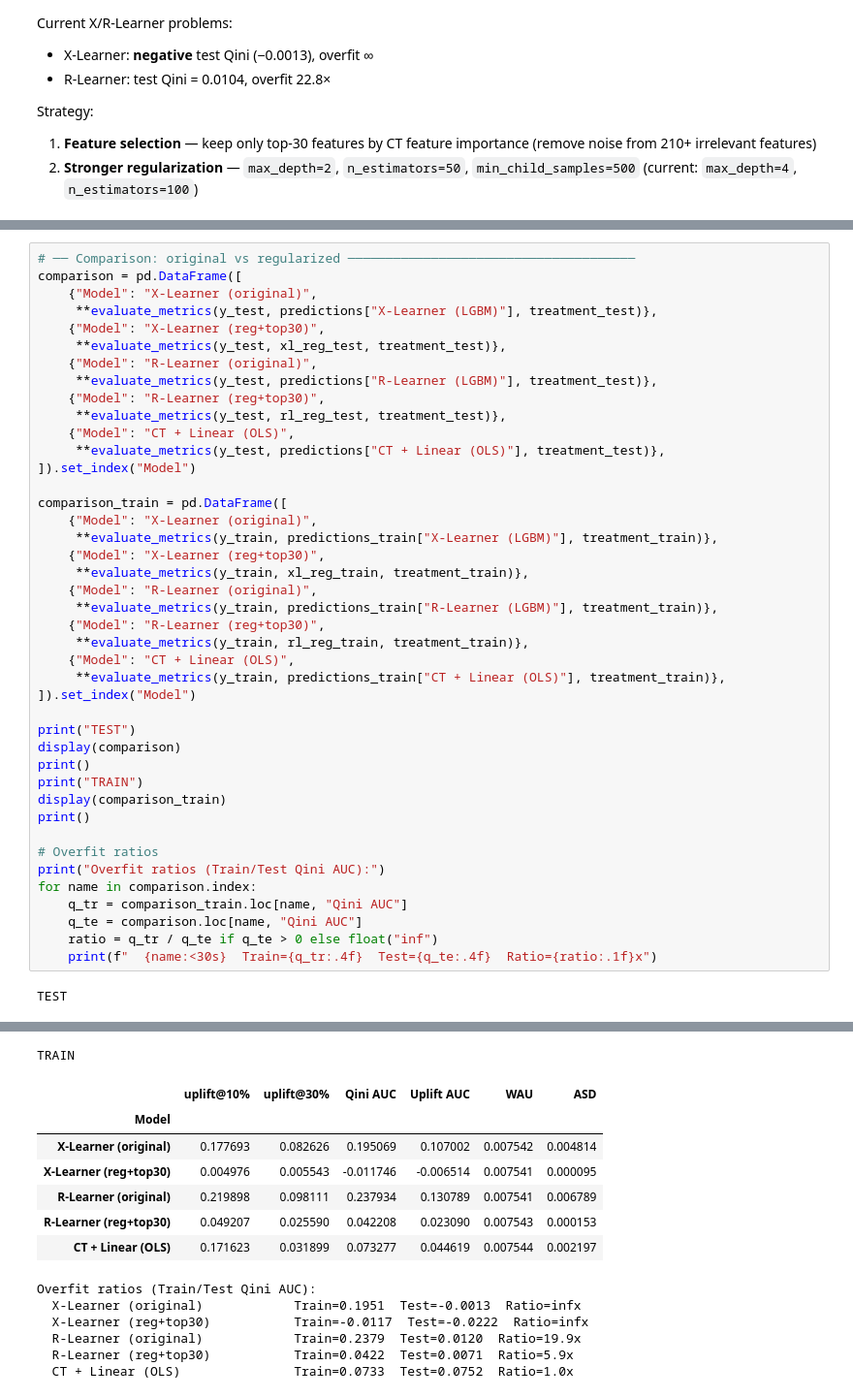
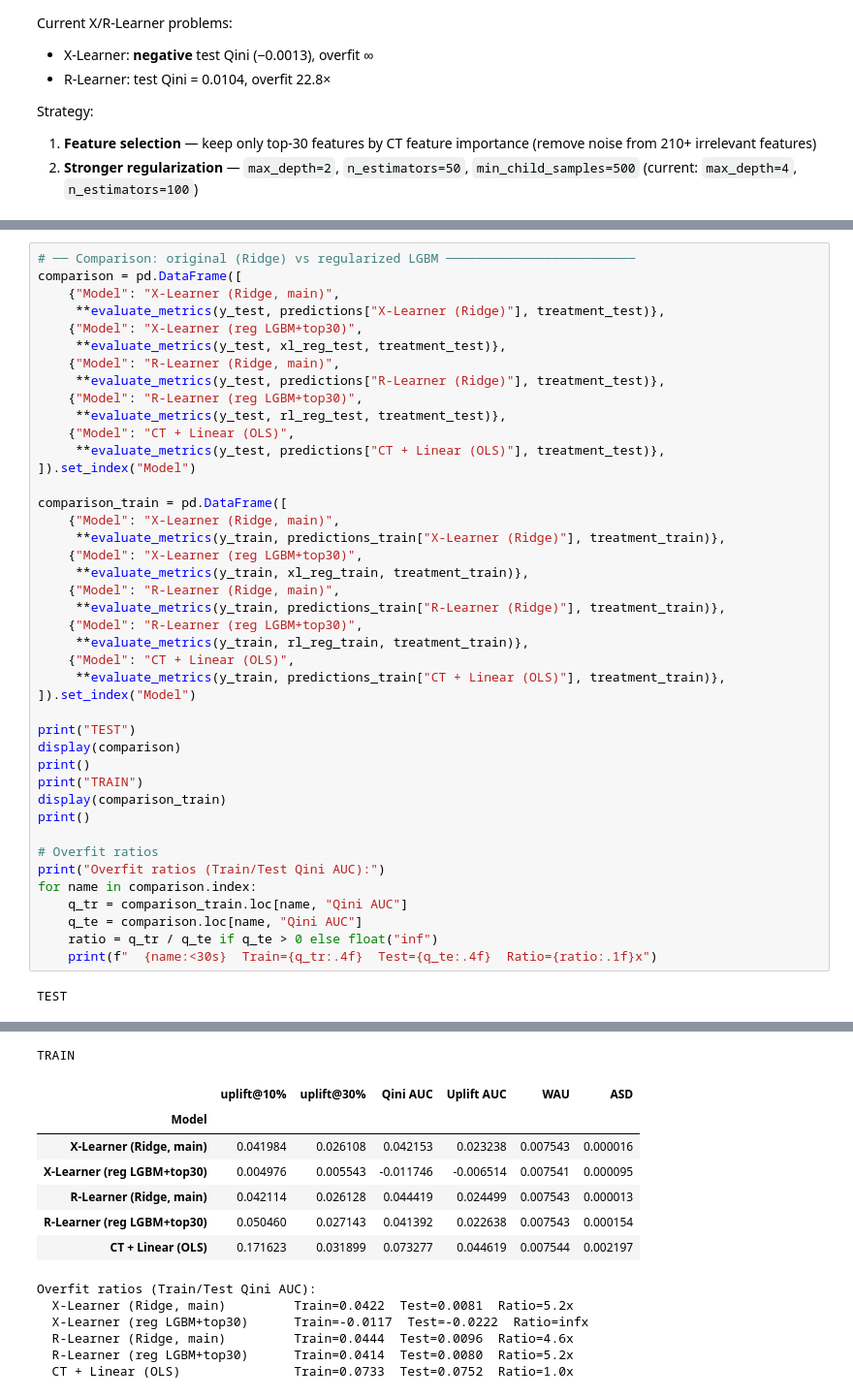
Before and after one commit to Xlemon5/lenta-uplift-modeling, a Jupyter notebook: modeling_core_models.ipynb, the cells around one changed output, grey strips where cells are left out. Shown at 97% size. Saved outputs shown, nothing was run; the diff lists cells and outputs as text.

```diff
--- a/modeling_core_models.ipynb
+++ b/modeling_core_models.ipynb
@@ -488,26 +515,26 @@ R-Learner (reg): Train Qini=0.0422, Test Qini=0.0071
 # %%
-# ── Comparison: original vs regularized ──────────────────────────────────────
+# ── Comparison: original (Ridge) vs regularized LGBM ─────────────────────────
 comparison = pd.DataFrame([
-    {"Model": "X-Learner (original)",
-     **evaluate_metrics(y_test, predictions["X-Learner (LGBM)"], treatment_test)},
-    {"Model": "X-Learner (reg+top30)",
+    {"Model": "X-Learner (Ridge, main)",
+     **evaluate_metrics(y_test, predictions["X-Learner (Ridge)"], treatment_test)},
+    {"Model": "X-Learner (reg LGBM+top30)",
      **evaluate_metrics(y_test, xl_reg_test, treatment_test)},
-    {"Model": "R-Learner (original)",
-     **evaluate_metrics(y_test, predictions["R-Learner (LGBM)"], treatment_test)},
-    {"Model": "R-Learner (reg+top30)",
+    {"Model": "R-Learner (Ridge, main)",
+     **evaluate_metrics(y_test, predictions["R-Learner (Ridge)"], treatment_test)},
+    {"Model": "R-Learner (reg LGBM+top30)",
      **evaluate_metrics(y_test, rl_reg_test, treatment_test)},
     {"Model": "CT + Linear (OLS)",
      **evaluate_metrics(y_test, predictions["CT + Linear (OLS)"], treatment_test)},
 ]).set_index("Model")
 
 comparison_train = pd.DataFrame([
-    {"Model": "X-Learner (original)",
-     **evaluate_metrics(y_train, predictions_train["X-Learner (LGBM)"], treatment_train)},
-    {"Model": "X-Learner (reg+top30)",
+    {"Model": "X-Learner (Ridge, main)",
+     **evaluate_metrics(y_train, predictions_train["X-Learner (Ridge)"], treatment_train)},
+    {"Model": "X-Learner (reg LGBM+top30)",
      **evaluate_metrics(y_train, xl_reg_train, treatment_train)},
-    {"Model": "R-Learner (original)",
-     **evaluate_metrics(y_train, predictions_train["R-Learner (LGBM)"], treatment_train)},
-    {"Model": "R-Learner (reg+top30)",
+    {"Model": "R-Learner (Ridge, main)",
+     **evaluate_metrics(y_train, predictions_train["R-Learner (Ridge)"], treatment_train)},
+    {"Model": "R-Learner (reg LGBM+top30)",
      **evaluate_metrics(y_train, rl_reg_train, treatment_train)},
     {"Model": "CT + Linear (OLS)",
      **evaluate_metrics(y_train, predictions_train["CT + Linear (OLS)"], treatment_train)},
@@ -538,16 +565,16 @@ TEST
 | CT + Linear (OLS) | 0.178985 | 0.032686 | 0.075240 | 0.045669 | 0.007558 | 0.002229 |
 TRAIN
 |  | uplift@10% | uplift@30% | Qini AUC | Uplift AUC | WAU | ASD |
 | Model |  |  |  |  |  |  |
-| X-Learner (original) | 0.177693 | 0.082626 | 0.195069 | 0.107002 | 0.007542 | 0.004814 |
-| X-Learner (reg+top30) | 0.004976 | 0.005543 | -0.011746 | -0.006514 | 0.007541 | 0.000095 |
-| R-Learner (original) | 0.219898 | 0.098111 | 0.237934 | 0.130789 | 0.007541 | 0.006789 |
-| R-Learner (reg+top30) | 0.049207 | 0.025590 | 0.042208 | 0.023090 | 0.007543 | 0.000153 |
+| X-Learner (Ridge, main) | 0.041984 | 0.026108 | 0.042153 | 0.023238 | 0.007543 | 0.000016 |
+| X-Learner (reg LGBM+top30) | 0.004976 | 0.005543 | -0.011746 | -0.006514 | 0.007541 | 0.000095 |
+| R-Learner (Ridge, main) | 0.042114 | 0.026128 | 0.044419 | 0.024499 | 0.007543 | 0.000013 |
+| R-Learner (reg LGBM+top30) | 0.050460 | 0.027143 | 0.041392 | 0.022638 | 0.007543 | 0.000154 |
 | CT + Linear (OLS) | 0.171623 | 0.031899 | 0.073277 | 0.044619 | 0.007544 | 0.002197 |
 Overfit ratios (Train/Test Qini AUC):
-  X-Learner (original)            Train=0.1951  Test=-0.0013  Ratio=infx
-  X-Learner (reg+top30)           Train=-0.0117  Test=-0.0222  Ratio=infx
-  R-Learner (original)            Train=0.2379  Test=0.0120  Ratio=19.9x
-  R-Learner (reg+top30)           Train=0.0422  Test=0.0071  Ratio=5.9x
+  X-Learner (Ridge, main)         Train=0.0422  Test=0.0081  Ratio=5.2x
+  X-Learner (reg LGBM+top30)      Train=-0.0117  Test=-0.0222  Ratio=infx
+  R-Learner (Ridge, main)         Train=0.0444  Test=0.0096  Ratio=4.6x
+  R-Learner (reg LGBM+top30)      Train=0.0414  Test=0.0080  Ratio=5.2x
   CT + Linear (OLS)               Train=0.0733  Test=0.0752  Ratio=1.0x
 # %%
```
Also changed, not shown: parts of 11 cells of this notebook.
